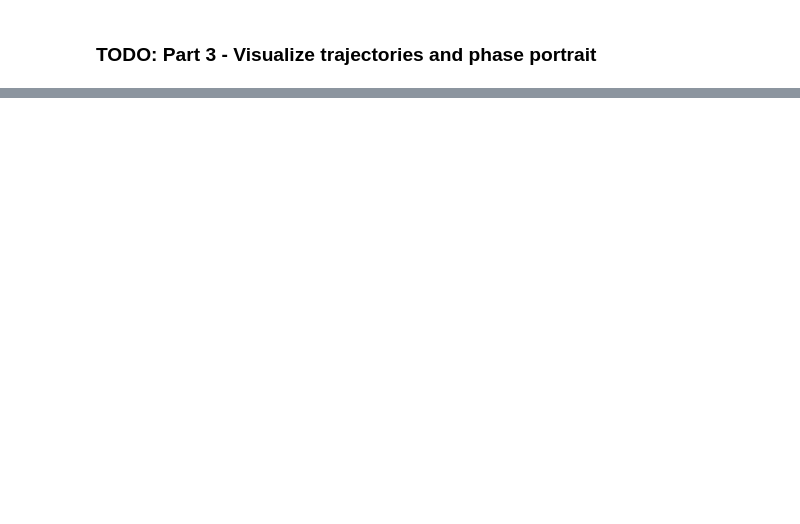
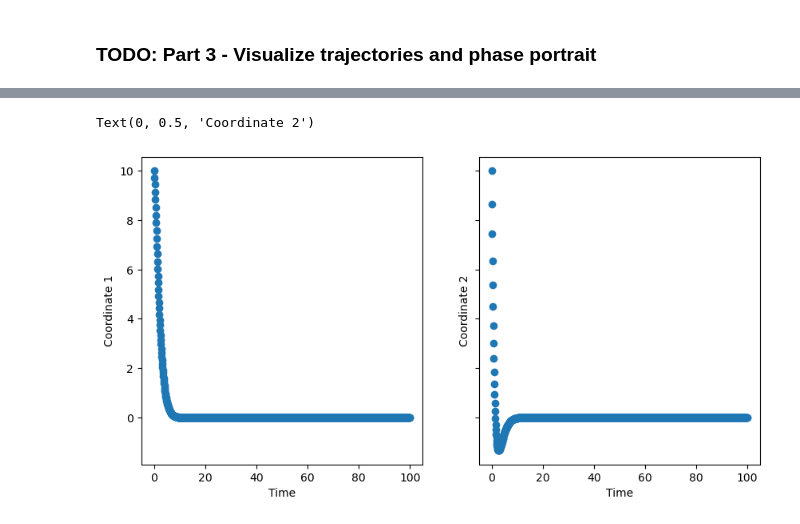
Before and after one commit to Augustin690/learning-dynamical-systems, a Jupyter notebook: src/part1/task2.ipynb, the cells around one changed output, grey strips where cells are left out. Saved outputs shown, nothing was run; the diff lists cells and outputs as text; code cells hidden in the pictures; blank space fills up the shorter version.

```diff
--- a/src/part1/task2.ipynb
+++ b/src/part1/task2.ipynb
@@ -128,0 +123,17 @@ array([[9.95755714e-06]])
+# %%
+fig,ax = plt.subplots(1,2,figsize = (10,5), sharex=True, sharey=True)
+
+ax[0].scatter(solve.t,trajectory[:,0])
+ax[0].set_xlabel("Time")
+ax[0].set_ylabel("Coordinate 1")
+#ax[0].xlim(0,100)
+#ax[0].ylim(-10,10)
+
+ax[1].scatter(solve.t,trajectory[:,1])
+ax[1].set_xlabel("Time")
+ax[1].set_ylabel("Coordinate 2")
+#ax[1].xlim(0,100)
+#ax[1].ylim(-10,10)
+# %% [output]
+Text(0, 0.5, 'Coordinate 2')
+[figure, added]
```
Also changed, not shown: parts of 20 cells of this notebook, 1 other file.
